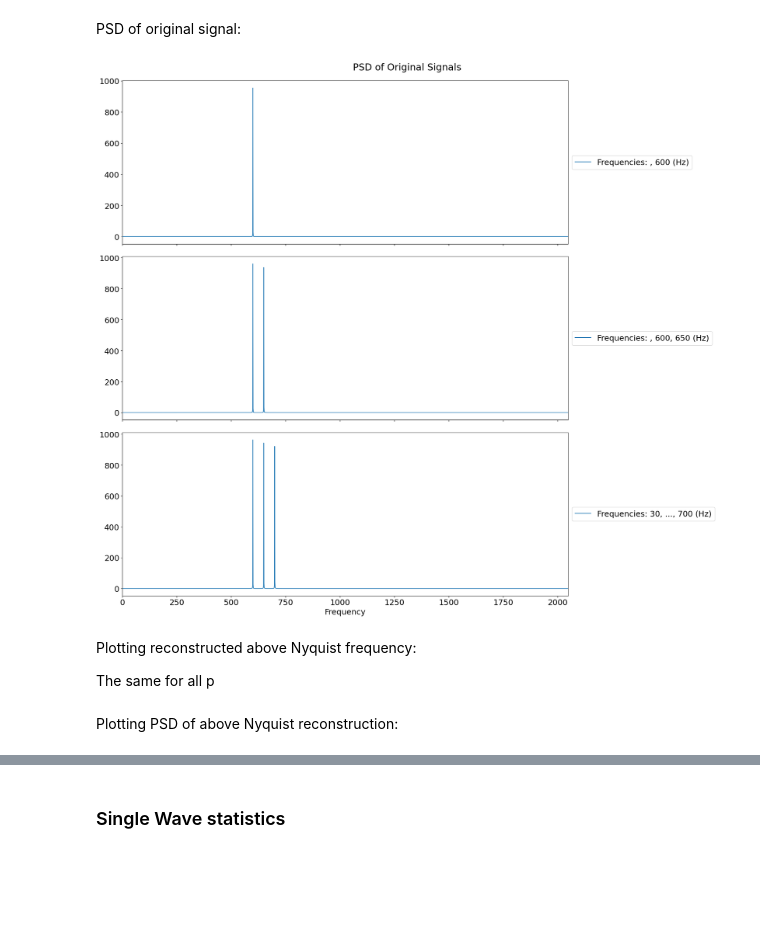
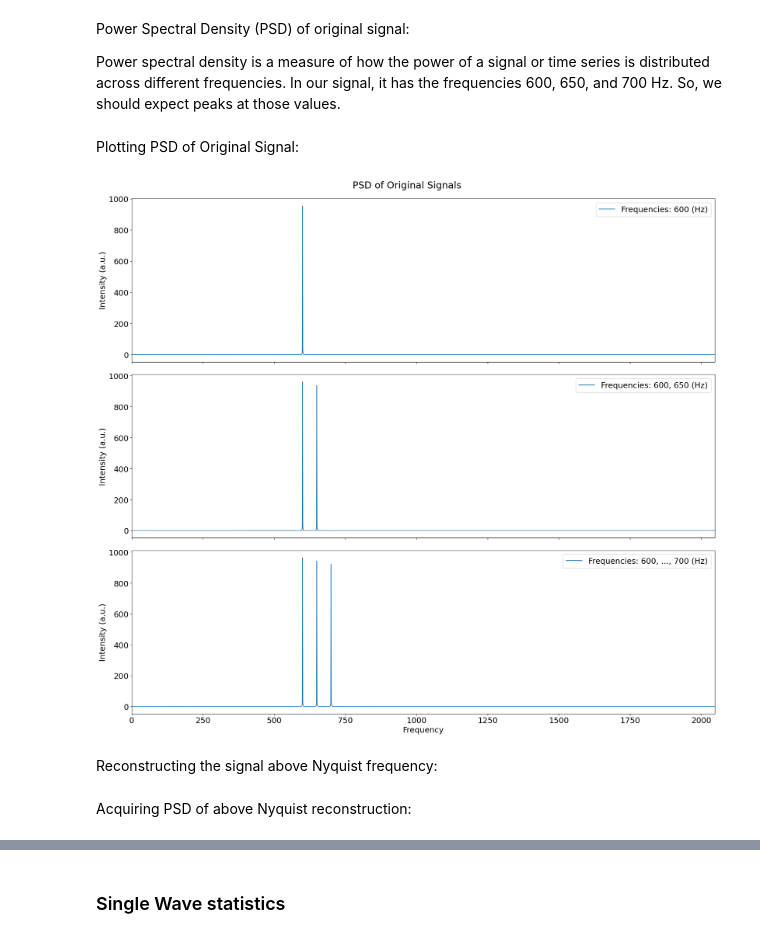
Before and after one commit to LorenzoJoquino/Physics215Project_CompSensGroup, a Jupyter notebook: notebooks/01_singleWavesTest.ipynb, the cells around one changed output, grey strips where cells are left out. Drawn from its saved outputs; the diff is of its cells as text; code cells hidden in the pictures; blank space fills up the shorter version.

```diff
--- a/notebooks/01_singleWavesTest.ipynb
+++ b/notebooks/01_singleWavesTest.ipynb
@@ -9,6 +9,3 @@ sys.path.append(os.path.join('..'))
 from physics215ProjectCode import reconstruct_signal as rs
 from physics215ProjectCode import error_fn
 from physics215ProjectCode import configParser as cP
-
-# plt.rcParams['figure.figsize'] = [12, 12]
-plt.rcParams.update({'font.size': 18})
@@ -37,4 +39,6 @@ orig_signal_per_f = []
 for f_iter in frequencies:
     orig_signal_per_f.append(rs.make_signal(n, initial_frequency, f_iter, increments))
 # %% [markdown]
-PSD of original signal:
+Power Spectral Density (PSD) of original signal:
+
+Power spectral density is a measure of how the power of a signal or time series is distributed across different frequencies. In our signal, it has the frequencies 600, 650, and 700 Hz. So, we should expect peaks at those values.
@@ -44,36 +48,37 @@ PSD_orig = []
 for signal_iter in orig_signal_per_f:
     PSD_orig.append(rs.PSD(signal_iter))
+# %% [markdown]
+Plotting PSD of Original Signal:
 # %%
 plt.rcParams['figure.figsize'] = [20, 12]
 plt.rcParams.update({'font.size': 18})
 
 fig,axs = plt.subplots(len(frequencies),1)
 axs = axs.reshape(-1)
 ylim = (-2,2)
 ylim_uni = (ylim[0]*3000, ylim[1]*3000)
 legend = "Frequencies: "
 
 for i, pt in enumerate(frequencies):
     if i <= 1:
-        if pt == 30:
+        if pt == initial_frequency:
             legend += str(pt)
         else:
             legend += ", " + str(pt)
     else:
-        legend = "Frequencies: 30, ..., " + str(pt)
+        legend = "Frequencies: " + str(initial_frequency) + ", ..., " + str(pt)
     axs[i].plot(abs(PSD_orig[i]), label = legend + " (Hz)")
-    axs[i].set_xlim(0,n/2)
-    axs[i].legend(loc='center left', bbox_to_anchor=(1, 0.5))
+    axs[i].set_xlim(0,n/2) # hide the negaitve frequencies
+    axs[i].set_ylabel("Intensity (a.u.)")
+    axs[i].legend()
     if i != len(axs) - 1:
         axs[i].set_xticklabels([])  # Hide x-tick labels
 
 fig.suptitle("PSD of Original Signals")
 plt.xlabel("Frequency")
 plt.tight_layout(rect=[0, -0.5, 1, 1.01])
 plt.show()
 # %% [output]
-[figure, old version]
+[figure, new version]
 # %% [markdown]
-Plotting reconstructed above Nyquist frequency:
-
-The same for all p
+Reconstructing the signal above Nyquist frequency:
@@ -91,3 +98,3 @@ for f_iter in orig_signal_per_f:
     reg_recon_per_f.append(signal_high)
 # %% [markdown]
-Plotting PSD of above Nyquist reconstruction:
+Acquiring PSD of above Nyquist reconstruction:
```
Also changed, not shown: parts of 24 cells of this notebook, 3 other files.
